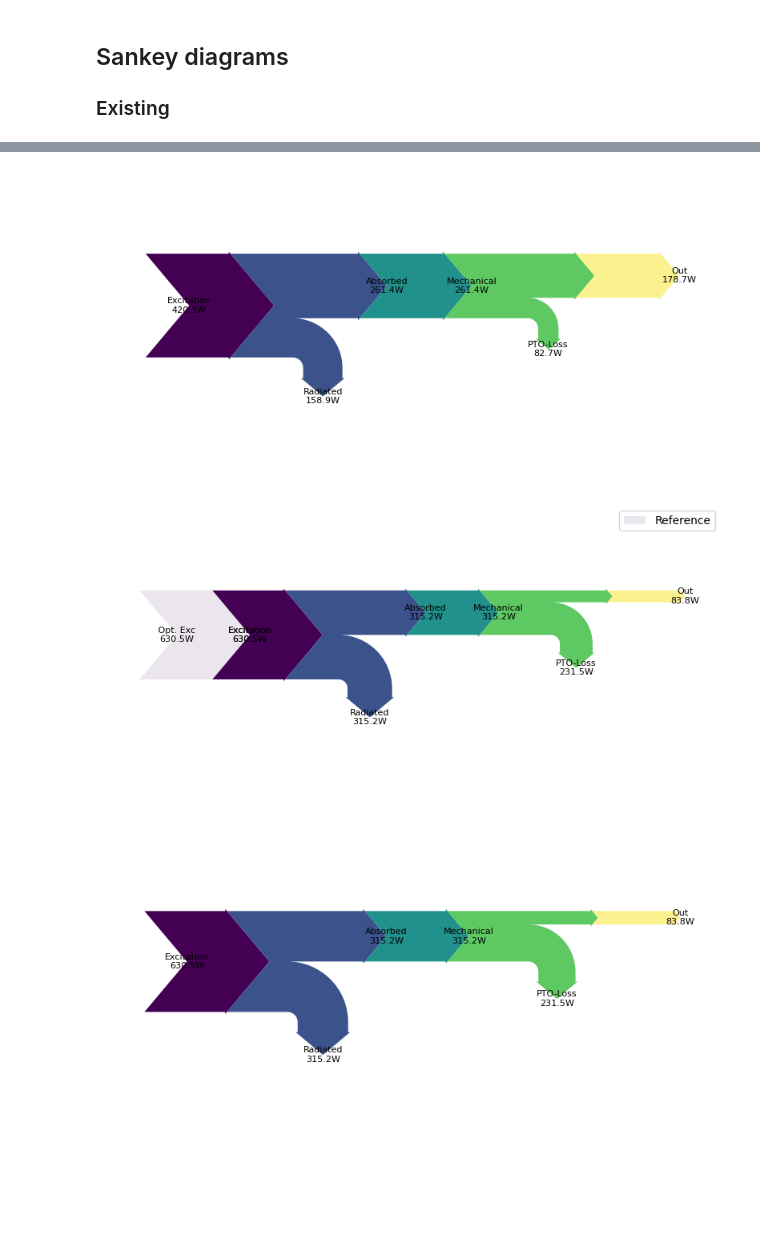
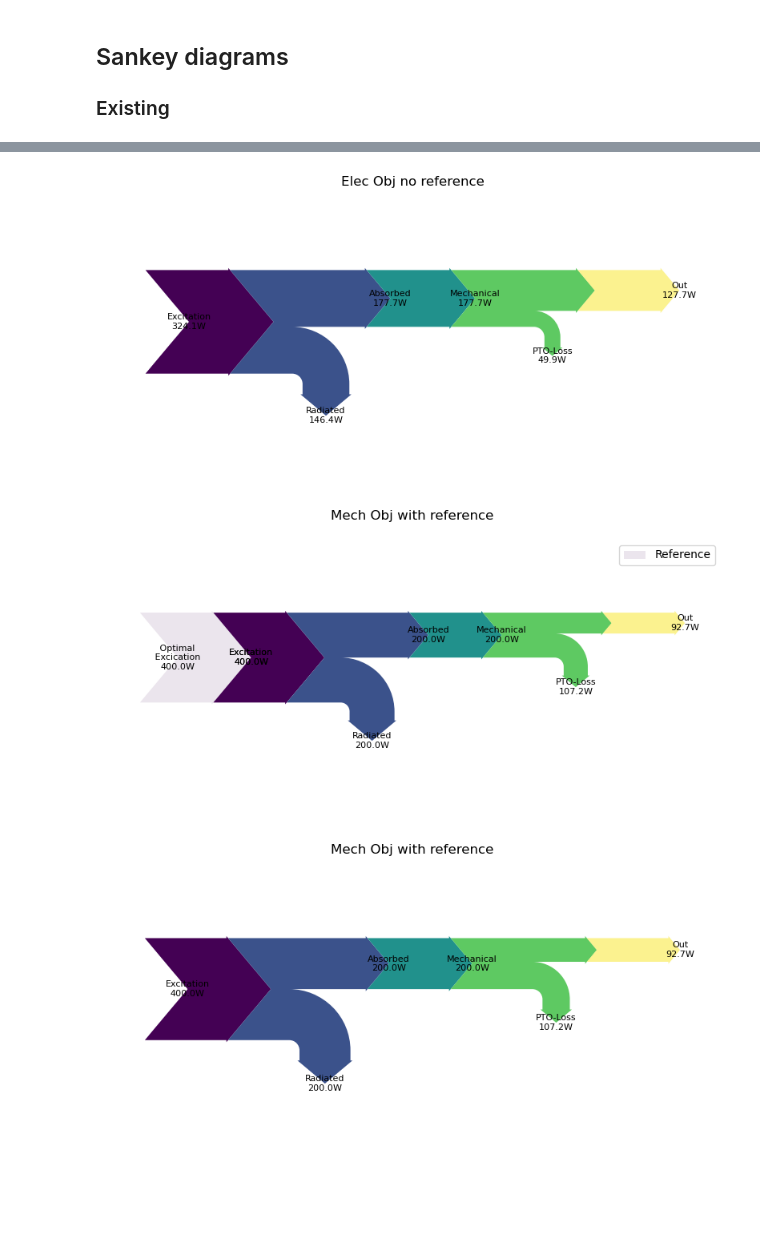
Before and after one commit to dtgaebe/WecOptTool, a Jupyter notebook: examples/WaveBot_Sankey_powerflow_examples.ipynb, the cells around one changed output, grey strips where cells are left out. Cells and saved outputs as stored; diff of their text form; code cells hidden in the pictures; blank space fills up the shorter version.

```diff
--- a/examples/WaveBot_Sankey_powerflow_examples.ipynb
+++ b/examples/WaveBot_Sankey_powerflow_examples.ipynb
@@ -97,7 +97,7 @@ ineq_cons = {'type': 'ineq',
 constraints = [ineq_cons]
 # constraints = []
 # %%
-add_friction = 100
+add_friction = 1000
 
 wec = wot.WEC.from_bem(
     bem_data,
@@ -321,8 +321,8 @@ def plot_power_flow_new(power_flows: dict[str, float],
         sankey.add(flows=[power_flows['Optimal Excitation'],
                     -1*power_flows['Deficit Excitation'],
                     -1*power_flows['Excitation']],
-            labels = [' Opt. Exc ',
-                    'Deficit Excitation',
+            labels = [' Optimal \n Excication ',
+                    'Deficit \n Excitation',
                     'Excitation'],
             orientations=[0, 0,  0],#arrow directions,
             pathlengths = [0.15,0.15,0.15],
@@ -339,8 +339,8 @@ def plot_power_flow_new(power_flows: dict[str, float],
                         -1*power_flows['Deficit Radiated'],
                         -1*power_flows['Deficit Absorbed'],],
                 labels = ['XX Deficit Exc',
-                        'Deficit Radiated',
-                            'Deficit Absorbed', ],
+                        'Deficit \n Radiated',
+                            'Deficit \n Absorbed', ],
                 prior= (0),
                 connect=(1,0),
                 orientations=[0, 1,  0],#arrow directions,
@@ -440,12 +440,11 @@ def plot_power_flow_new(power_flows: dict[str, float],
 
     diagrams = sankey.finish()
 
-# # if True: #n_diag ==2:   #case with the reference optimal power
     for diagram in diagrams:
         for text in diagram.texts:
             text.set_fontsize(8)
 
-
+    #Remvove labels that are double
     len_diagrams = len(diagrams)
 
     diagrams[len_diagrams-4].texts[0].set_text('') #remove exciation from hydro
@@ -460,7 +459,7 @@ def plot_power_flow_new(power_flows: dict[str, float],
     if len_diagrams >6:
       diagrams[1].texts[0].set_text('')
 
-    # fig.suptitle(sup_title)
+    fig.suptitle(sup_title)
 
     axes.axis("off")
     # plt.show()
@@ -478,9 +477,9 @@ p_flow_mech_new = calculate_power_flows_new(wec,
                                               waves,
                                               intrinsic_impedance)
 # %%
-plot_power_flow_new(power_flows= p_flow_elec_new)
-plot_power_flow_new(power_flows= p_flow_elec_new, plot_reference=False)
+plot_power_flow_new(power_flows= p_flow_elec_new, sup_title='Elec Obj with reference')
+plot_power_flow_new(power_flows= p_flow_elec_new, plot_reference=False , sup_title='Elec Obj no reference')
 
-plot_power_flow_new(power_flows= p_flow_mech_new)
-plot_power_flow_new(power_flows= p_flow_mech_new, plot_reference=False)
+plot_power_flow_new(power_flows= p_flow_mech_new, sup_title='Mech Obj with reference')
+plot_power_flow_new(power_flows= p_flow_mech_new, plot_reference=False, sup_title='Mech Obj with reference')
 # %% [output]
@@ -488,5 +487,7 @@ plot_power_flow_new(power_flows= p_flow_mech_new, plot_reference=False)
-[figure, old version]
+[figure, new version]
-[figure, old version]
+[figure, new version]
-[figure, old version]
+[figure, new version]
+# %% [markdown]
+###
 # %% [markdown]
 ##
```
Also changed, not shown: parts of 4 cells of this notebook.
